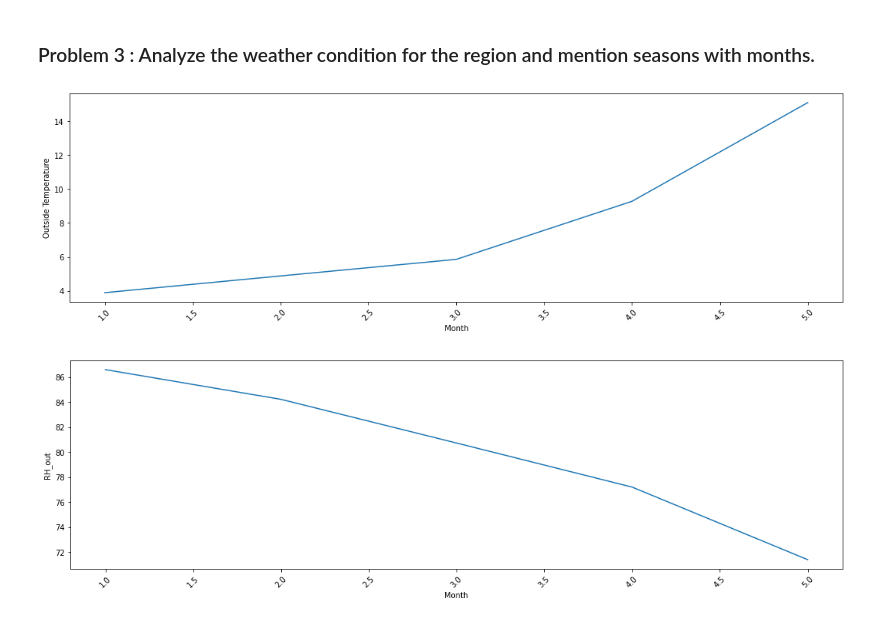
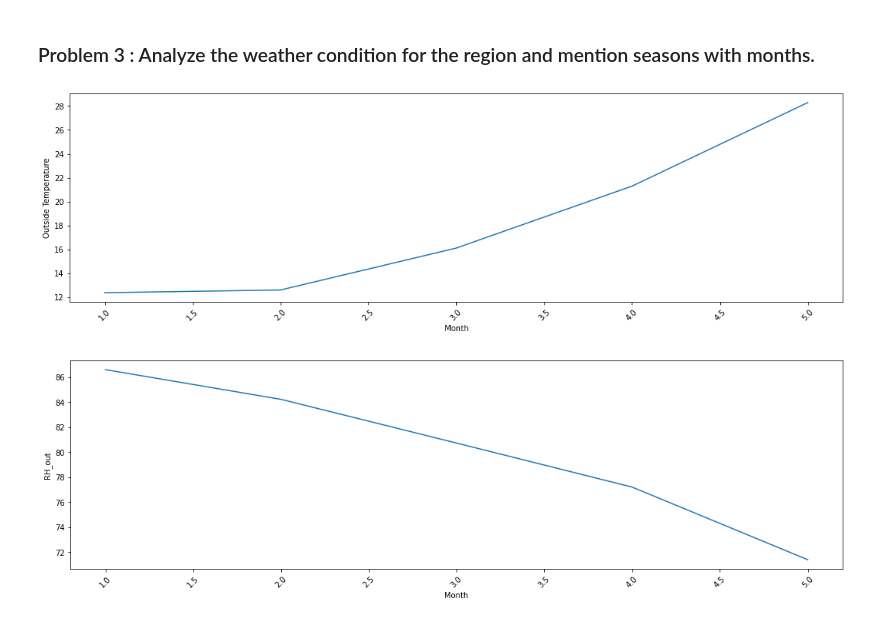
Before and after one commit to khalid-data-aspirant42/Appliance-Energy-Prediction, a Jupyter notebook: Final_Notebook_Appliance_Energy_Prediction.ipynb, the cells around one changed output. Cells and saved outputs as stored; diff of their text form; code cells hidden in the pictures.

```diff
--- a/Final_Notebook_Appliance_Energy_Prediction.ipynb
+++ b/Final_Notebook_Appliance_Energy_Prediction.ipynb
@@ -225,6 +225,17 @@ df_final['hour'] = df_final['DateTime'].dt.hour
 df_final['time'] = df_final['time'].astype(str)
 df_final['DateTime'] = df_final['DateTime'].astype(str)
 df_final['Date'] = df_final['Date'].astype(str)
+# %%
+conditions = [
+    (df_final['hour']>=17) & (df_final['hour']<20),
+    (df_final['hour']>=20) & (df_final['hour']<24),
+    (df_final['hour']>=0) & (df_final['hour']<3),
+    (df_final['hour']>=3) & (df_final['hour']<7),
+    (df_final['hour']>=7) & (df_final['hour']<11),
+    (df_final['hour']>=11) & (df_final['hour']<17),
+]
+values = ['Evening','Night','Late Night','Early Morning','Morning','Afternoon']
+df_final['shift'] = np.select(conditions, values)
 # %%
 # Removing non-relevent columns
 df_final.drop(['rv1','rv2'], axis=1, inplace=True)
@@ -540,0 +590,11 @@ df_final[temporal_features].plot.box(figsize=(10,8));
+# %%
+shift = list(df_final['shift'].unique())
+shift_df= pd.DataFrame(zip(energy_unit,shift), columns={'energy_unit','shift'})
+x_label = shift_df['shift']
+y_label = shift_df['energy_unit']
+plt.bar(x_label,y_label,color='green')
+plt.title('Energy requirements in different phase of time')
+plt.xlabel('Shift')
+plt.ylabel('Appliance Energy(Wh)')
+plt.rcParams['figure.figsize'] = (15, 10)
+plt.grid()
@@ -568,17 +632,17 @@ Conclusion:
 # %%
 # Comparing months with temperature
 p1 = df_final[['month','Outside_build_temp']]
 p1_sorted = p1.sort_values('month', ascending=True)
-mean_p1 = p1_sorted.groupby('month').mean()
+mean_p1 = p1_sorted.groupby('month').max()
 mean_p1
 plt.rcParams["figure.figsize"] = (18,5)
 plt.plot(mean_p1['Outside_build_temp'])
 plt.xlabel('Month')
 plt.ylabel('Outside Temperature')
 plt.xticks(rotation=45)
 plt.show()
 # %% [output]
-[figure, old version]
+[figure, new version]
 # %%
 # Comparing months with humidity
 p2 = df_final[['month','RH_out']]
```
Also changed, not shown: parts of 34 cells of this notebook.
